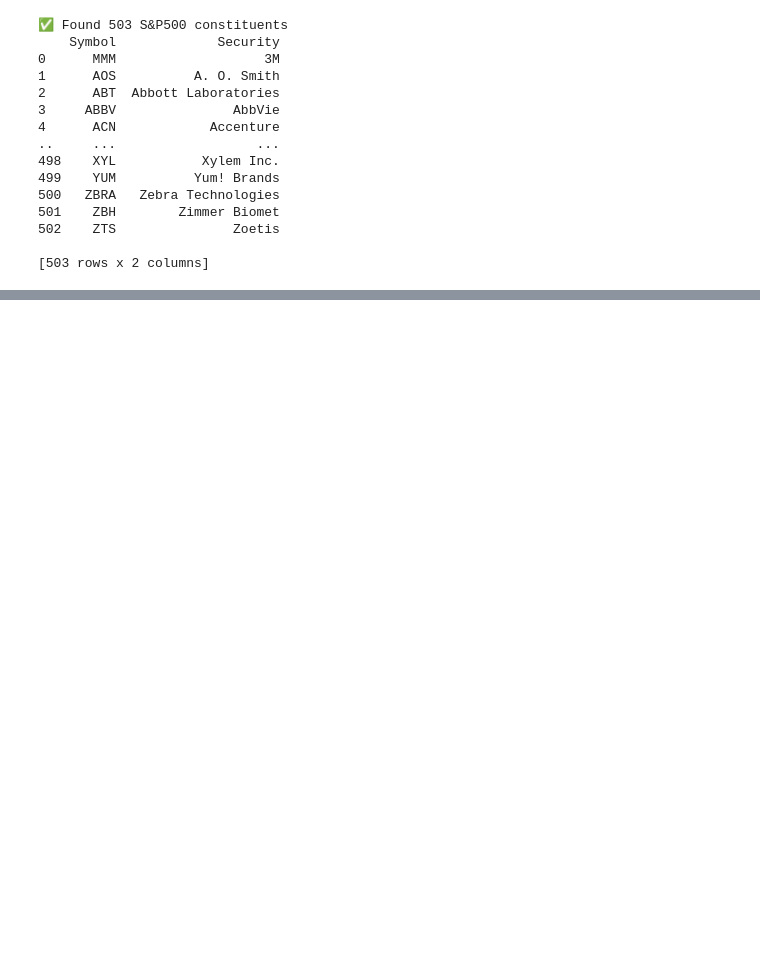
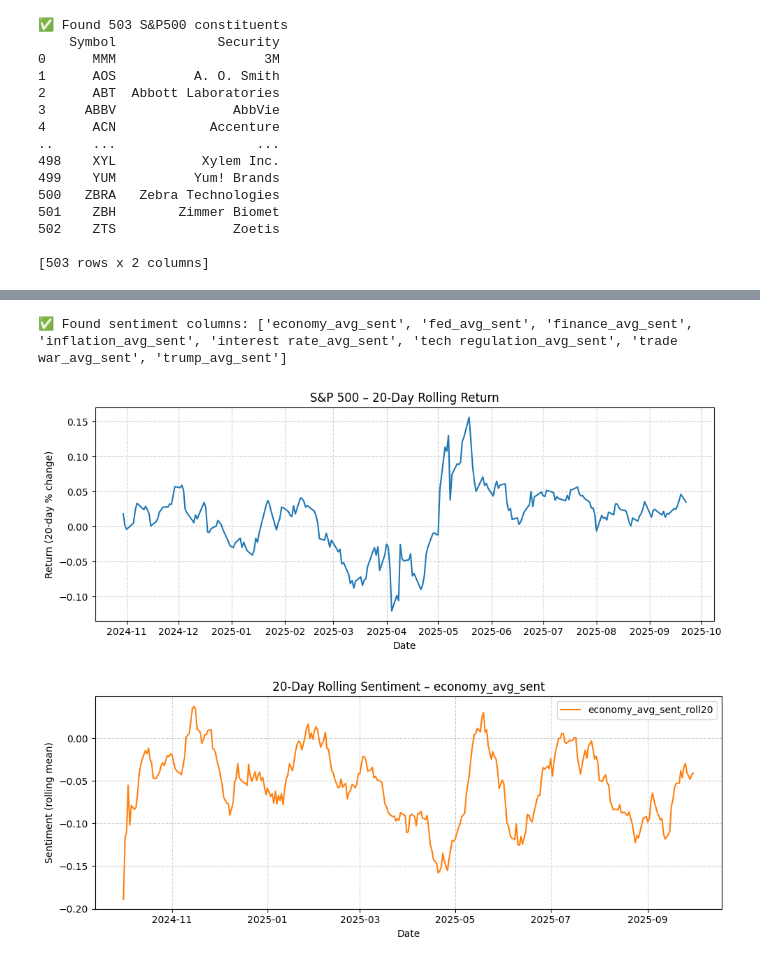
Before and after one commit to dhuy95/bigdata-project, a Jupyter notebook: big_data_sp500.ipynb, the cells around one changed output, grey strips where cells are left out. Drawn from its saved outputs; the diff is of its cells as text; code cells hidden in the pictures; blank space fills up the shorter version.

```diff
--- a/big_data_sp500.ipynb
+++ b/big_data_sp500.ipynb
@@ -192,0 +429,80 @@ all_data.to_csv("sp500_historical_data.csv")
+# %%
+import pandas as pd
+import matplotlib.pyplot as plt
+import statsmodels.api as sm
+
+# === STEP 1: Load S&P500 index data ===
+sp500_index = pd.read_csv("G:/HOC TAP/MASTER/BIG DATA/sp500_data.csv", parse_dates=["date"])
+sp500_index = sp500_index[sp500_index["date"] >= "2024-10-02"]
+sp500_index["Close"] = pd.to_numeric(sp500_index["Close"], errors="coerce")
+
+# === STEP 2: Load sentiment data ===
+sent = pd.read_csv("G:/HOC TAP/MASTER/BIG DATA/daily_sentiment_graph.csv", parse_dates=["date"])
+sent = sent.fillna(0)
+
+# === STEP 3: Detect sentiment columns ===
+sentiment_cols = [c for c in sent.columns if c.endswith("_avg_sent")]
+print(f"✅ Found sentiment columns: {sentiment_cols}")
+
+# === STEP 4: Rolling mean 20 days for each sentiment ===
+for col in sentiment_cols:
+    sent[f"{col}_roll20"] = sent[col].rolling(window=20, min_periods=1).mean()
+
+# === STEP 5: Compute avg_all_sent (mean of all sentiments) ===
+sent["avg_all_sent"] = sent[sentiment_cols].mean(axis=1)
+sent["avg_all_sent_roll20"] = sent["avg_all_sent"].rolling(window=20, min_periods=1).mean()
+
+# === STEP 6: Compute 20-day return for S&P500 ===
+sp500_index["Return_20"] = sp500_index["Close"].pct_change(20)
+
+# === STEP 7: Plot S&P500 rolling return ===
+plt.figure(figsize=(10, 4))
+plt.plot(sp500_index["date"], sp500_index["Return_20"], color="tab:blue")
+plt.title("S&P 500 – 20-Day Rolling Return")
+plt.xlabel("Date")
+plt.ylabel("Return (20-day % change)")
+plt.grid(True, linestyle="--", alpha=0.6)
+plt.tight_layout()
+plt.show()
+
+# === STEP 8: Plot 20-day rolling sentiment for each topic ===
+for col in sentiment_cols + ["avg_all_sent"]:
+    roll_col = f"{col}_roll20"
+    plt.figure(figsize=(10, 4))
+    plt.plot(sent["date"], sent[roll_col], label=roll_col, color="tab:orange")
+    plt.title(f"20-Day Rolling Sentiment – {col}")
+    plt.xlabel("Date")
+    plt.ylabel("Sentiment (rolling mean)")
+    plt.grid(True, linestyle="--", alpha=0.6)
+    plt.legend()
+    plt.tight_layout()
+    plt.show()
+
+# === STEP 9: Merge for regression ===
+cols_to_keep = ["date"] + [f"{c}_roll20" for c in sentiment_cols] + ["avg_all_sent_roll20"]
+df = sp500_index.merge(sent[cols_to_keep], on="date", how="inner").dropna(subset=["Return_20"])
+
+# === STEP 10: Run separate regressions ===
+results = []
+for col in [f"{c}_roll20" for c in sentiment_cols] + ["avg_all_sent_roll20"]:
+    X = sm.add_constant(df[col])
+    y = df["Return_20"]
+    model = sm.OLS(y, X).fit(cov_type="HAC", cov_kwds={"maxlags": 1})
+    results.append({
+        "Variable": col,
+        "Coef": model.params[col],
+        "P_value": model.pvalues[col],
+        "R2": model.rsquared,
+        "Adj_R2": model.rsquared_adj
+    })
+    print(f"\n=== OLS Regression for {col} ===")
+    print(model.summary())
+
+# === STEP 11: Save summary results ===
+summary_df = pd.DataFrame(results)
+summary_df.to_csv("sentiment_topic_vs_sp500_results.csv", index=False)
+print("\n💾 Saved regression results to 'sentiment_topic_vs_sp500_results.csv'")
+# %% [output]
+✅ Found sentiment columns: ['economy_avg_sent', 'fed_avg_sent', 'finance_avg_sent', 'inflation_avg_sent', 'interest rate_avg_sent', 'tech regulation_avg_sent', 'trade war_avg_sent', 'trump_avg_sent']
+[figure, added]
+[figure, added]
```
Also changed, not shown: parts of 9 cells of this notebook, 7 other files.
